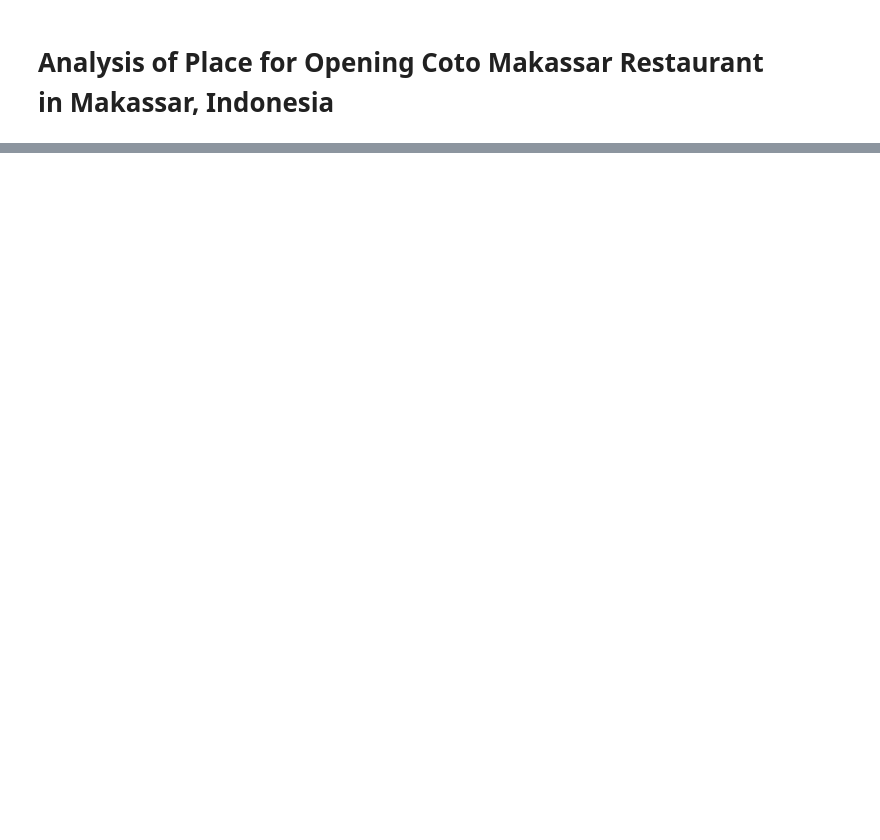
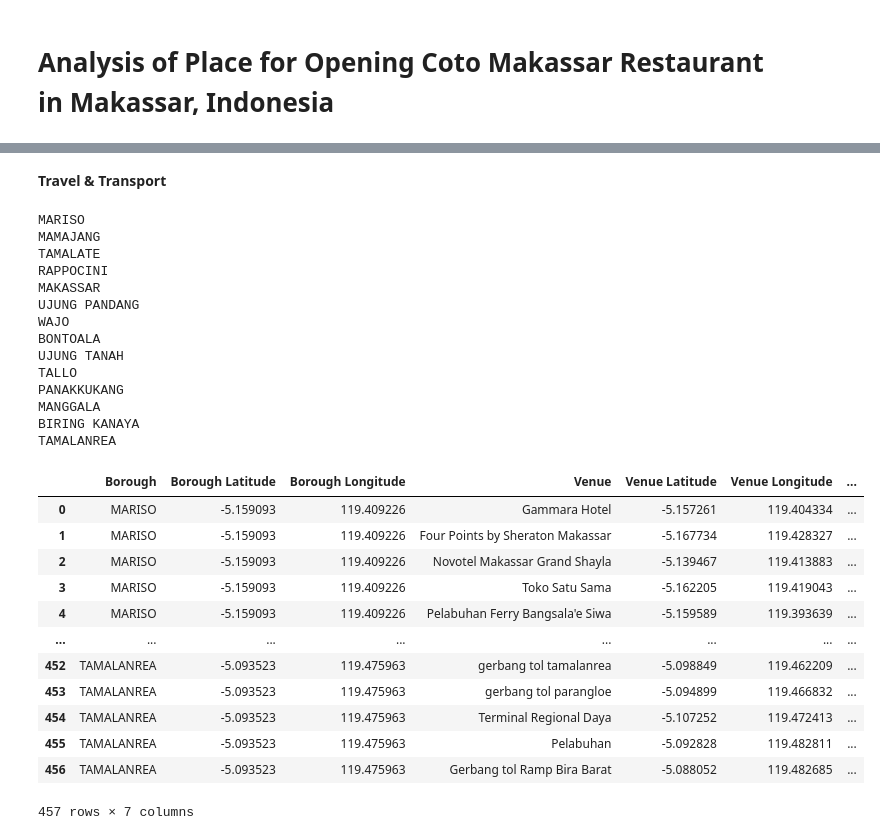
Before and after one commit to risqi-r/Coursera_Capstone, a Jupyter notebook: Capstone Project - Place for Opening Coto Makassar.ipynb, the cells around one changed output, grey strips where cells are left out. Drawn from its saved outputs; the diff is of its cells as text; code cells hidden in the pictures; blank space fills up the shorter version.

```diff
--- a/Capstone Project - Place for Opening Coto Makassar.ipynb
+++ b/Capstone Project - Place for Opening Coto Makassar.ipynb
@@ -19,0 +329,40 @@ Based on these business problems, the data we need are:
+# %% [markdown]
+**Travel & Transport**
+# %%
+
+TravTrans_catID = '4d4b7105d754a06379d81259'
+
+travtrans_venues = get_NearbyVenues(names = geos_makassar['Borough'],
+                              latitudes = geos_makassar['Latitude'],
+                              longitudes = geos_makassar['Longitude'],
+                              categoryID = TravTrans_catID)
+travtrans_venues['Venue Category'] = 'Travel and Transport'
+travtrans_venues
+# %% [output]
+MARISO
+MAMAJANG
+TAMALATE
+RAPPOCINI
+MAKASSAR
+UJUNG PANDANG
+WAJO
+BONTOALA
+UJUNG TANAH
+TALLO
+PANAKKUKANG
+MANGGALA
+BIRING KANAYA
+TAMALANREA
+|  | Borough | Borough Latitude | Borough Longitude | Venue | Venue Latitude | Venue Longitude | ... |
+| 0 | MARISO | -5.159093 | 119.409226 | Gammara Hotel | -5.157261 | 119.404334 | ... |
+| 1 | MARISO | -5.159093 | 119.409226 | Four Points by Sheraton Makassar | -5.167734 | 119.428327 | ... |
+| 2 | MARISO | -5.159093 | 119.409226 | Novotel Makassar Grand Shayla | -5.139467 | 119.413883 | ... |
+| 3 | MARISO | -5.159093 | 119.409226 | Toko Satu Sama | -5.162205 | 119.419043 | ... |
+| 4 | MARISO | -5.159093 | 119.409226 | Pelabuhan Ferry Bangsala'e Siwa | -5.159589 | 119.393639 | ... |
+| ... | ... | ... | ... | ... | ... | ... | ... |
+| 452 | TAMALANREA | -5.093523 | 119.475963 | gerbang tol tamalanrea | -5.098849 | 119.462209 | ... |
+| 453 | TAMALANREA | -5.093523 | 119.475963 | gerbang tol parangloe | -5.094899 | 119.466832 | ... |
+| 454 | TAMALANREA | -5.093523 | 119.475963 | Terminal Regional Daya | -5.107252 | 119.472413 | ... |
+| 455 | TAMALANREA | -5.093523 | 119.475963 | Pelabuhan | -5.092828 | 119.482811 | ... |
+| 456 | TAMALANREA | -5.093523 | 119.475963 | Gerbang tol Ramp Bira Barat | -5.088052 | 119.482685 | ... |
+457 rows × 7 columns
```
Also changed, not shown: parts of 83 cells of this notebook.
